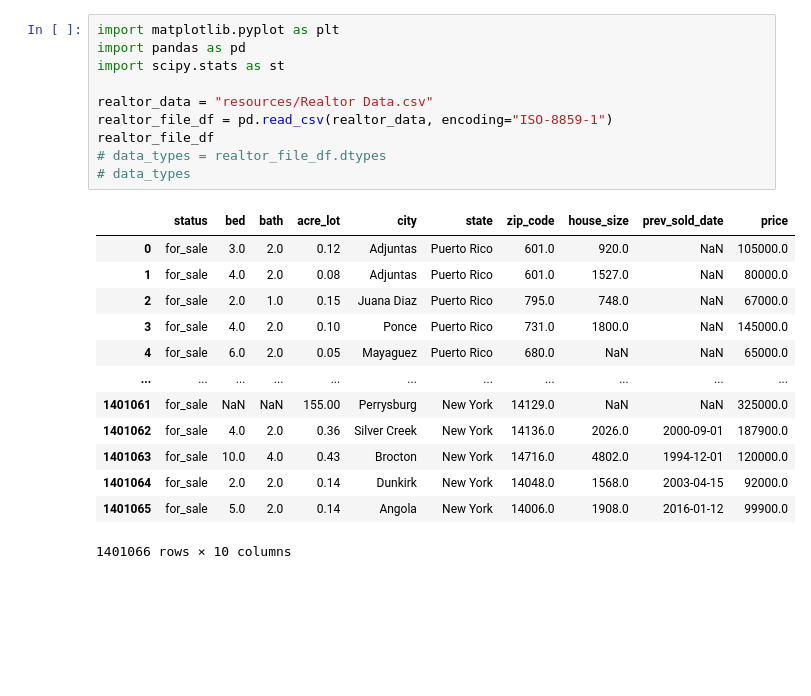
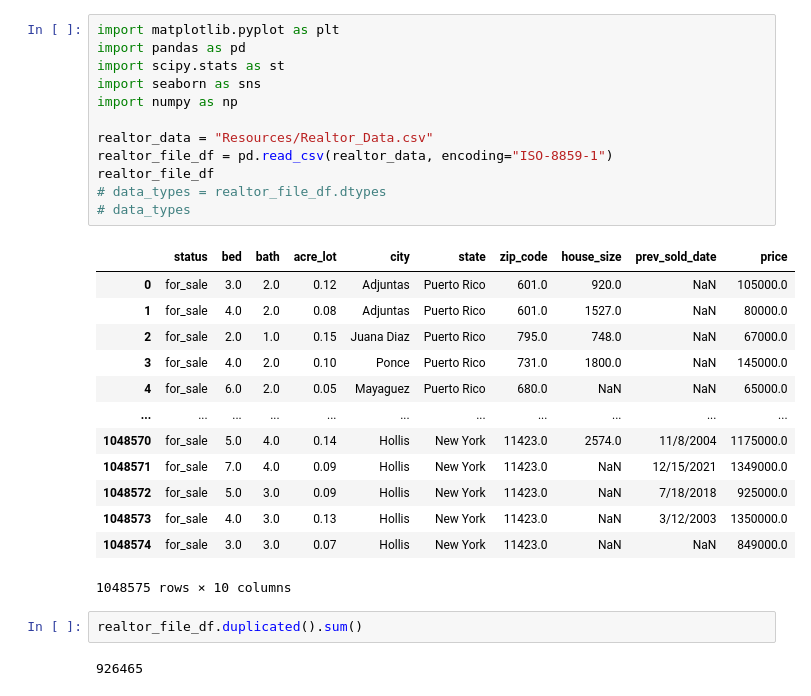
Before and after one commit to AdrGon0450/project-1, a Jupyter notebook: Main.ipynb, the cells around one changed output. Saved outputs shown, nothing was run; the diff lists cells and outputs as text; blank space fills up the shorter version.

```diff
--- a/Main.ipynb
+++ b/Main.ipynb
@@ -1,24 +1,30 @@
 # %%
 import matplotlib.pyplot as plt
 import pandas as pd
 import scipy.stats as st
+import seaborn as sns
+import numpy as np
 
-realtor_data = "resources/Realtor Data.csv"
+realtor_data = "Resources/Realtor_Data.csv"
 realtor_file_df = pd.read_csv(realtor_data, encoding="ISO-8859-1")
 realtor_file_df
 # data_types = realtor_file_df.dtypes
 # data_types
 # %% [output]
 |  | status | bed | bath | acre_lot | city | state | zip_code | house_size | prev_sold_date | price |
 | 0 | for_sale | 3.0 | 2.0 | 0.12 | Adjuntas | Puerto Rico | 601.0 | 920.0 | NaN | 105000.0 |
 | 1 | for_sale | 4.0 | 2.0 | 0.08 | Adjuntas | Puerto Rico | 601.0 | 1527.0 | NaN | 80000.0 |
 | 2 | for_sale | 2.0 | 1.0 | 0.15 | Juana Diaz | Puerto Rico | 795.0 | 748.0 | NaN | 67000.0 |
 | 3 | for_sale | 4.0 | 2.0 | 0.10 | Ponce | Puerto Rico | 731.0 | 1800.0 | NaN | 145000.0 |
 | 4 | for_sale | 6.0 | 2.0 | 0.05 | Mayaguez | Puerto Rico | 680.0 | NaN | NaN | 65000.0 |
 | ... | ... | ... | ... | ... | ... | ... | ... | ... | ... | ... |
-| 1401061 | for_sale | NaN | NaN | 155.00 | Perrysburg | New York | 14129.0 | NaN | NaN | 325000.0 |
-| 1401062 | for_sale | 4.0 | 2.0 | 0.36 | Silver Creek | New York | 14136.0 | 2026.0 | 2000-09-01 | 187900.0 |
-| 1401063 | for_sale | 10.0 | 4.0 | 0.43 | Brocton | New York | 14716.0 | 4802.0 | 1994-12-01 | 120000.0 |
-| 1401064 | for_sale | 2.0 | 2.0 | 0.14 | Dunkirk | New York | 14048.0 | 1568.0 | 2003-04-15 | 92000.0 |
-| 1401065 | for_sale | 5.0 | 2.0 | 0.14 | Angola | New York | 14006.0 | 1908.0 | 2016-01-12 | 99900.0 |
+| 1048570 | for_sale | 5.0 | 4.0 | 0.14 | Hollis | New York | 11423.0 | 2574.0 | 11/8/2004 | 1175000.0 |
+| 1048571 | for_sale | 7.0 | 4.0 | 0.09 | Hollis | New York | 11423.0 | NaN | 12/15/2021 | 1349000.0 |
+| 1048572 | for_sale | 5.0 | 3.0 | 0.09 | Hollis | New York | 11423.0 | NaN | 7/18/2018 | 925000.0 |
+| 1048573 | for_sale | 4.0 | 3.0 | 0.13 | Hollis | New York | 11423.0 | NaN | 3/12/2003 | 1350000.0 |
+| 1048574 | for_sale | 3.0 | 3.0 | 0.07 | Hollis | New York | 11423.0 | NaN | NaN | 849000.0 |
-1401066 rows × 10 columns
+1048575 rows × 10 columns
+# %%
+realtor_file_df.duplicated().sum()
+# %% [output]
+926465
```
Also changed, not shown: parts of 12 cells of this notebook, 2 other files.
